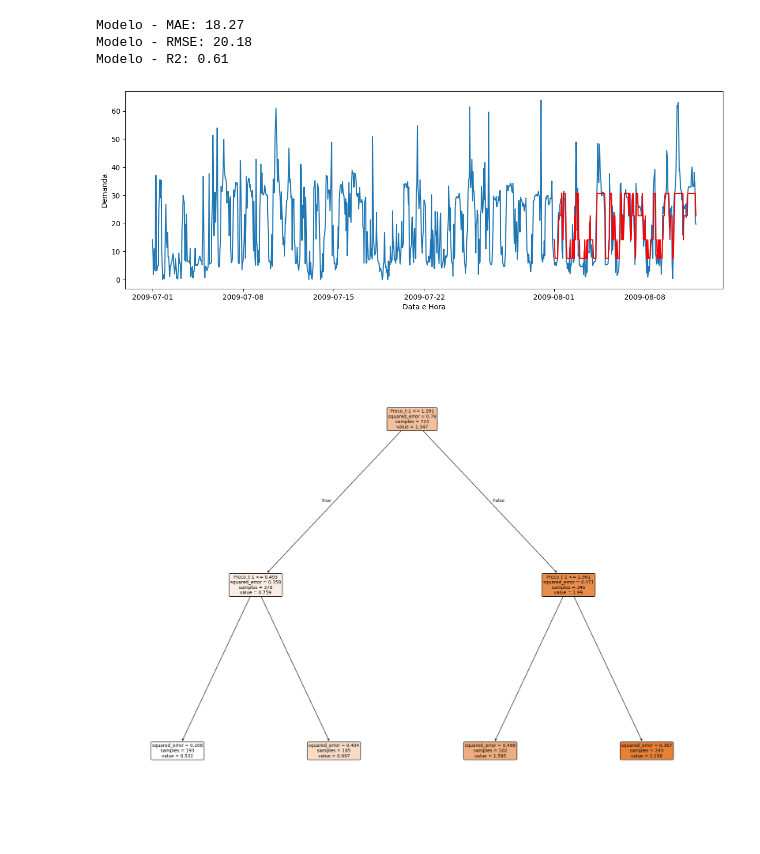
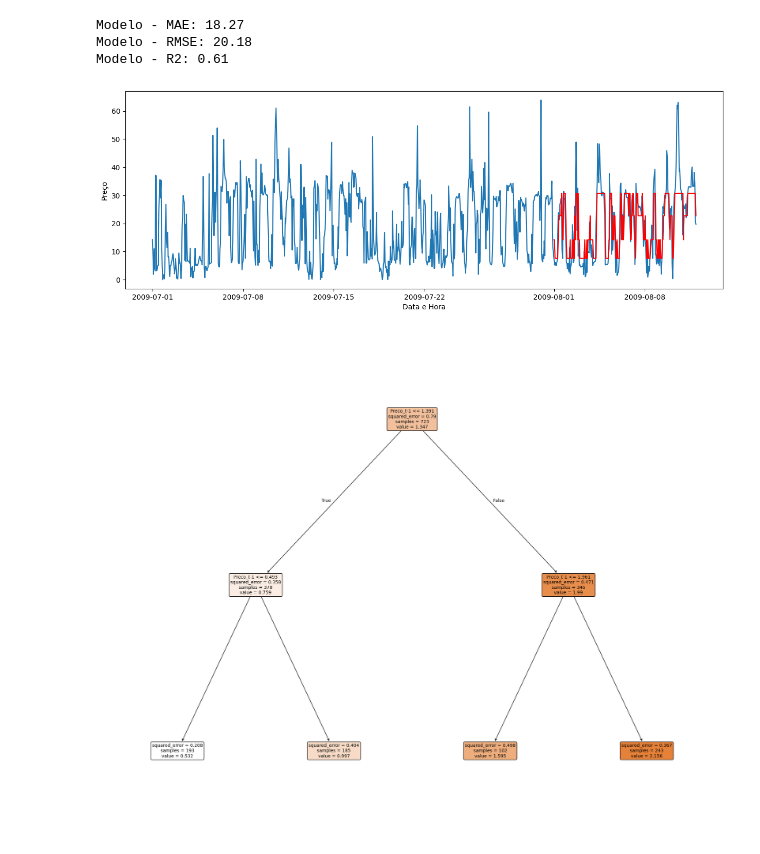
Before and after one commit to ricardoasf/Previsao-Series-Temporais, a Jupyter notebook: DecisionTree.ipynb, the cells around one changed output. Saved outputs shown, nothing was run; the diff lists cells and outputs as text; code cells hidden in the pictures.

```diff
--- a/DecisionTree.ipynb
+++ b/DecisionTree.ipynb
@@ -192,13 +192,13 @@ Modelo - R2: 0.61
 # %%
 plt.figure(figsize=(15,5))
 #plt.plot(df['Preco'])
 plt.plot(df_cleaned['Preco'] * df['Preco'].iloc[0])
 plt.plot(df_dados_validacao.index, df_previsto_CART_denorm, 'r')
-plt.ylabel('Demanda')
+plt.ylabel('Preço')
 plt.xlabel('Data e Hora')
 plt.show()
 # %% [output]
-[figure, old version]
+[figure, new version]
 # %%
 from sklearn.tree import plot_tree
 
```
Also changed, not shown: parts of 1 cell of this notebook.
